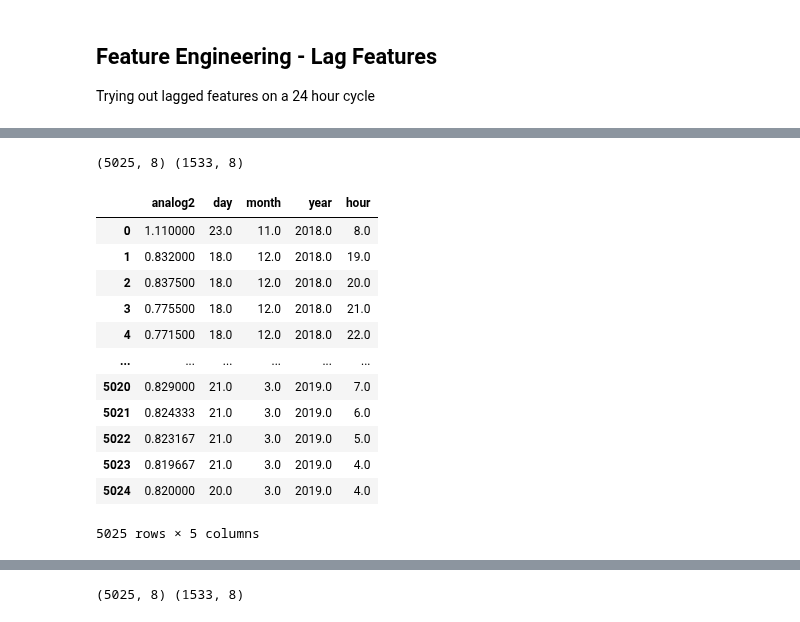
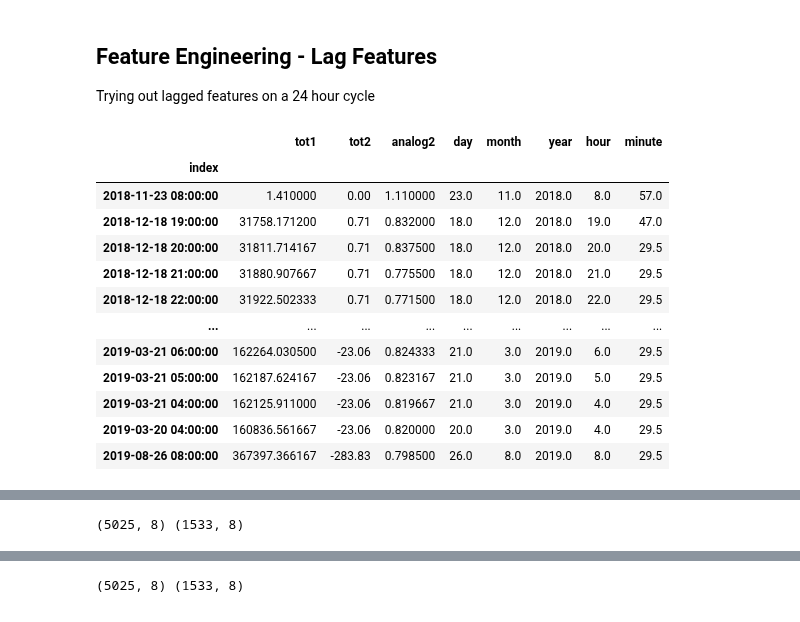
Before and after one commit to Zan-23/IJS_water_loss, a Jupyter notebook: notebooks/Regression Feature Engineering.ipynb, the cells around one changed output, grey strips where cells are left out. Saved outputs shown, nothing was run; the diff lists cells and outputs as text; code cells hidden in the pictures.

```diff
--- a/notebooks/Regression sktime.ipynb
+++ b/notebooks/Regression Feature Engineering.ipynb
@@ -195,5 +195,19 @@ Trying out lagged features on a 24 hour cycle
 # %%
 data_selected = data_sel("2018-04-23 08:00:00", "2019-08-26 08:00:00", data_249_index).sort_values("year")
 
 data_selected.index.min(), data_selected.index.max(), (data_selected.index.max() -data_selected.index.min())
+data_selected
 # %% [output]
+|  | tot1 | tot2 | analog2 | day | month | year | hour | minute |
+| index |  |  |  |  |  |  |  |  |
+| 2018-11-23 08:00:00 | 1.410000 | 0.00 | 1.110000 | 23.0 | 11.0 | 2018.0 | 8.0 | 57.0 |
+| 2018-12-18 19:00:00 | 31758.171200 | 0.71 | 0.832000 | 18.0 | 12.0 | 2018.0 | 19.0 | 47.0 |
+| 2018-12-18 20:00:00 | 31811.714167 | 0.71 | 0.837500 | 18.0 | 12.0 | 2018.0 | 20.0 | 29.5 |
+| 2018-12-18 21:00:00 | 31880.907667 | 0.71 | 0.775500 | 18.0 | 12.0 | 2018.0 | 21.0 | 29.5 |
+| 2018-12-18 22:00:00 | 31922.502333 | 0.71 | 0.771500 | 18.0 | 12.0 | 2018.0 | 22.0 | 29.5 |
+| ... | ... | ... | ... | ... | ... | ... | ... | ... |
+| 2019-03-21 06:00:00 | 162264.030500 | -23.06 | 0.824333 | 21.0 | 3.0 | 2019.0 | 6.0 | 29.5 |
+| 2019-03-21 05:00:00 | 162187.624167 | -23.06 | 0.823167 | 21.0 | 3.0 | 2019.0 | 5.0 | 29.5 |
+| 2019-03-21 04:00:00 | 162125.911000 | -23.06 | 0.819667 | 21.0 | 3.0 | 2019.0 | 4.0 | 29.5 |
+| 2019-03-20 04:00:00 | 160836.561667 | -23.06 | 0.820000 | 20.0 | 3.0 | 2019.0 | 4.0 | 29.5 |
+| 2019-08-26 08:00:00 | 367397.366167 | -283.83 | 0.798500 | 26.0 | 8.0 | 2019.0 | 8.0 | 29.5 |
@@ -222,19 +234,5 @@ def generate_learn_test_for_feature():
     return train, test
 # %%
 train, test = generate_learn_test_for_feature()
-train
 # %% [output]
 (5025, 8) (1533, 8)
-|  | analog2 | day | month | year | hour |
-| 0 | 1.110000 | 23.0 | 11.0 | 2018.0 | 8.0 |
-| 1 | 0.832000 | 18.0 | 12.0 | 2018.0 | 19.0 |
-| 2 | 0.837500 | 18.0 | 12.0 | 2018.0 | 20.0 |
-| 3 | 0.775500 | 18.0 | 12.0 | 2018.0 | 21.0 |
-| 4 | 0.771500 | 18.0 | 12.0 | 2018.0 | 22.0 |
-| ... | ... | ... | ... | ... | ... |
-| 5020 | 0.829000 | 21.0 | 3.0 | 2019.0 | 7.0 |
-| 5021 | 0.824333 | 21.0 | 3.0 | 2019.0 | 6.0 |
-| 5022 | 0.823167 | 21.0 | 3.0 | 2019.0 | 5.0 |
-| 5023 | 0.819667 | 21.0 | 3.0 | 2019.0 | 4.0 |
-| 5024 | 0.820000 | 20.0 | 3.0 | 2019.0 | 4.0 |
-5025 rows × 5 columns
```
Also changed, not shown: parts of 13 cells of this notebook, 4 other files.
